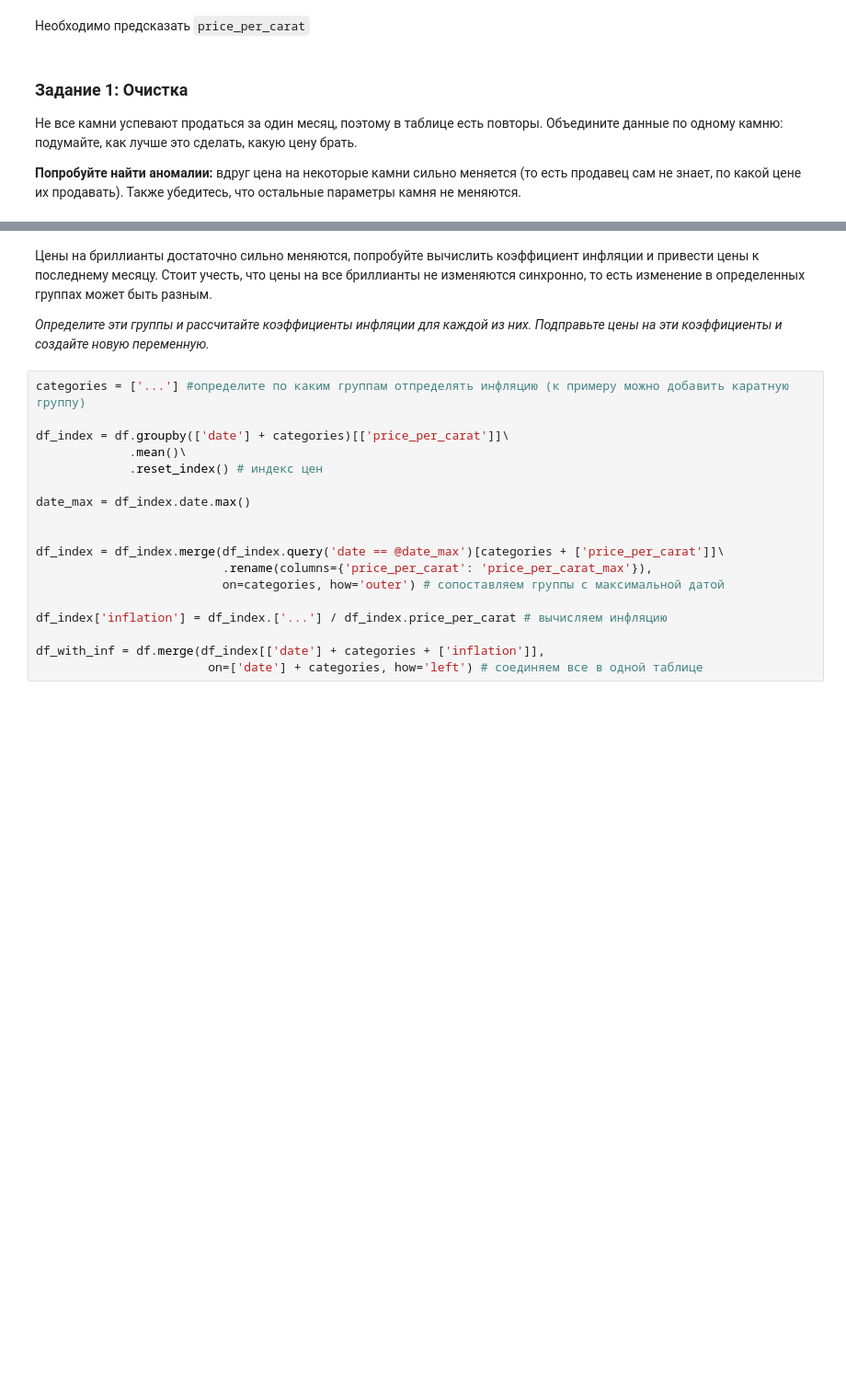
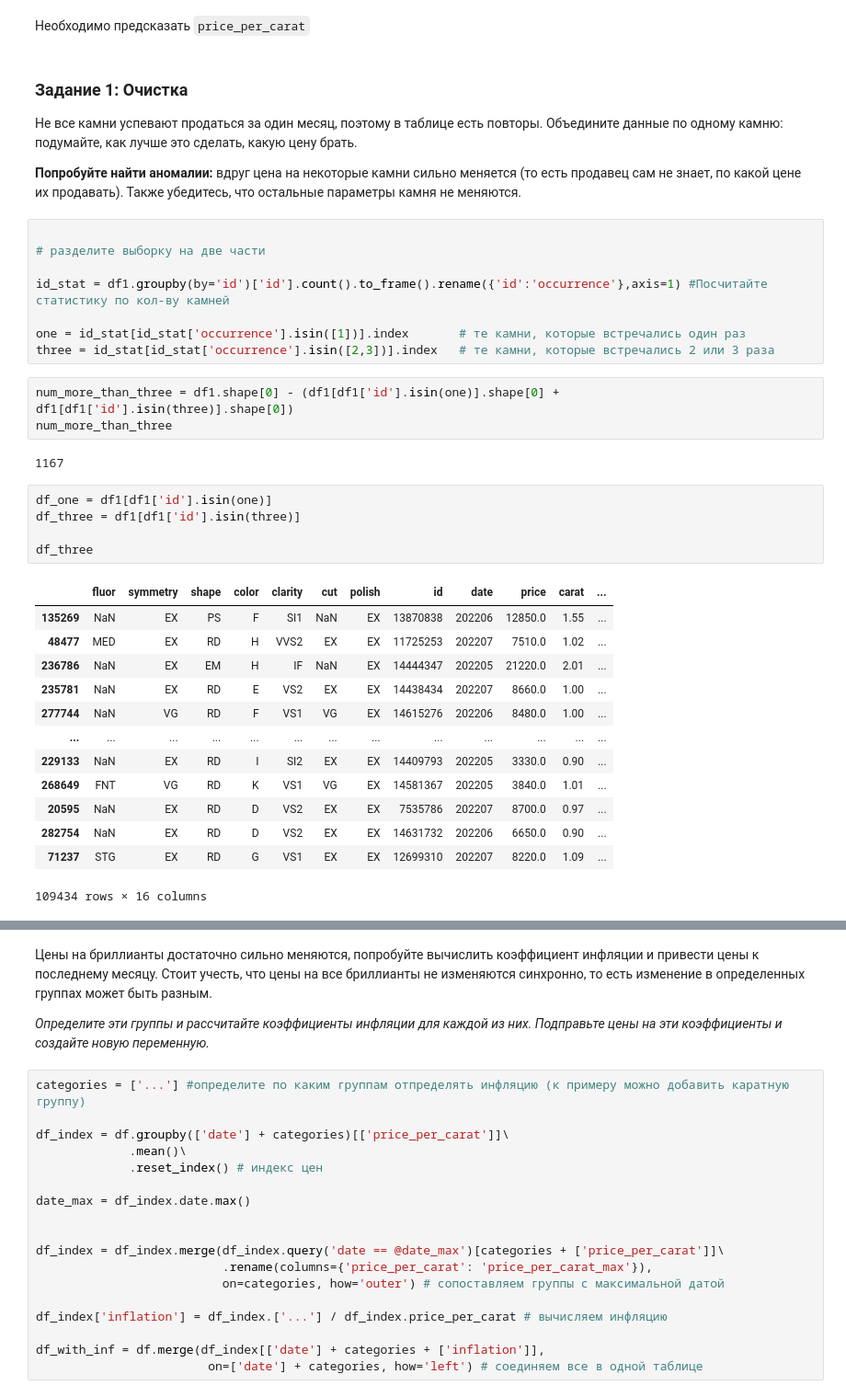
Before and after one commit to Dimildizio/DS_course, a Jupyter notebook: shine-on-you/HomeWork2_Regression&Classification.ipynb, the cells around one changed output, grey strips where cells are left out. Shown at 92% size. Saved outputs shown, nothing was run; the diff lists cells and outputs as text; blank space fills up the shorter version.

```diff
--- a/shine-on-you/HomeWork2_Regression&Classification.ipynb
+++ b/shine-on-you/HomeWork2_Regression&Classification.ipynb
@@ -158,3 +129,35 @@ dtype: object
 Не все камни успевают продаться за один месяц, поэтому в таблице есть повторы. Объедините данные по одному камню: подумайте, как лучше это сделать, какую цену брать.
 
 **Попробуйте найти аномалии:** вдруг цена на некоторые камни сильно меняется (то есть продавец сам не знает, по какой цене их продавать). Также убедитесь, что остальные параметры камня не меняются.
+# %%
+
+# разделите выборку на две части
+
+id_stat = df1.groupby(by='id')['id'].count().to_frame().rename({'id':'occurrence'},axis=1) #Посчитайте статистику по кол-ву камней
+
+one = id_stat[id_stat['occurrence'].isin([1])].index       # те камни, которые встречались один раз
+three = id_stat[id_stat['occurrence'].isin([2,3])].index   # те камни, которые встречались 2 или 3 раза
+# %%
+num_more_than_three = df1.shape[0] - (df1[df1['id'].isin(one)].shape[0] + df1[df1['id'].isin(three)].shape[0])
+num_more_than_three
+# %% [output]
+1167
+# %%
+df_one = df1[df1['id'].isin(one)]
+df_three = df1[df1['id'].isin(three)]
+
+df_three
+# %% [output]
+|  | fluor | symmetry | shape | color | clarity | cut | polish | id | date | price | carat | ... |
+| 135269 | NaN | EX | PS | F | SI1 | NaN | EX | 13870838 | 202206 | 12850.0 | 1.55 | ... |
+| 48477 | MED | EX | RD | H | VVS2 | EX | EX | 11725253 | 202207 | 7510.0 | 1.02 | ... |
+| 236786 | NaN | EX | EM | H | IF | NaN | EX | 14444347 | 202205 | 21220.0 | 2.01 | ... |
+| 235781 | NaN | EX | RD | E | VS2 | EX | EX | 14438434 | 202207 | 8660.0 | 1.00 | ... |
+| 277744 | NaN | VG | RD | F | VS1 | VG | EX | 14615276 | 202206 | 8480.0 | 1.00 | ... |
+| ... | ... | ... | ... | ... | ... | ... | ... | ... | ... | ... | ... | ... |
+| 229133 | NaN | EX | RD | I | SI2 | EX | EX | 14409793 | 202205 | 3330.0 | 0.90 | ... |
+| 268649 | FNT | VG | RD | K | VS1 | VG | EX | 14581367 | 202205 | 3840.0 | 1.01 | ... |
+| 20595 | NaN | EX | RD | D | VS2 | EX | EX | 7535786 | 202207 | 8700.0 | 0.97 | ... |
+| 282754 | NaN | EX | RD | D | VS2 | EX | EX | 14631732 | 202206 | 6650.0 | 0.90 | ... |
+| 71237 | STG | EX | RD | G | VS1 | EX | EX | 12699310 | 202207 | 8220.0 | 1.09 | ... |
+109434 rows × 16 columns
```
Also changed, not shown: parts of 11 cells of this notebook.
